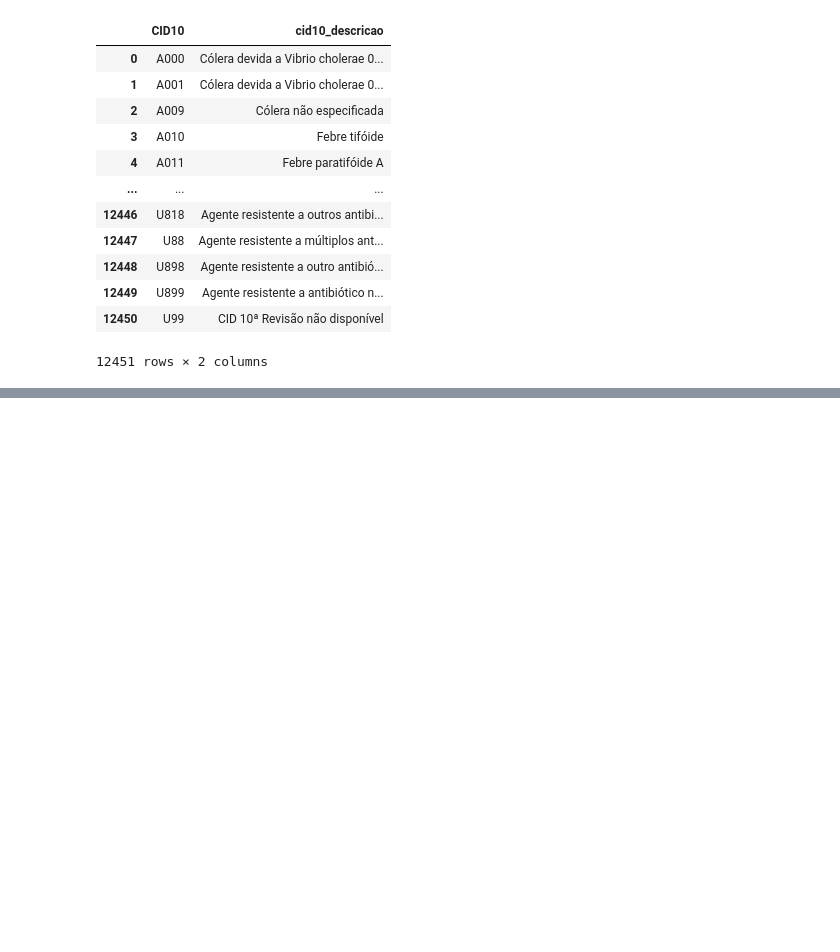
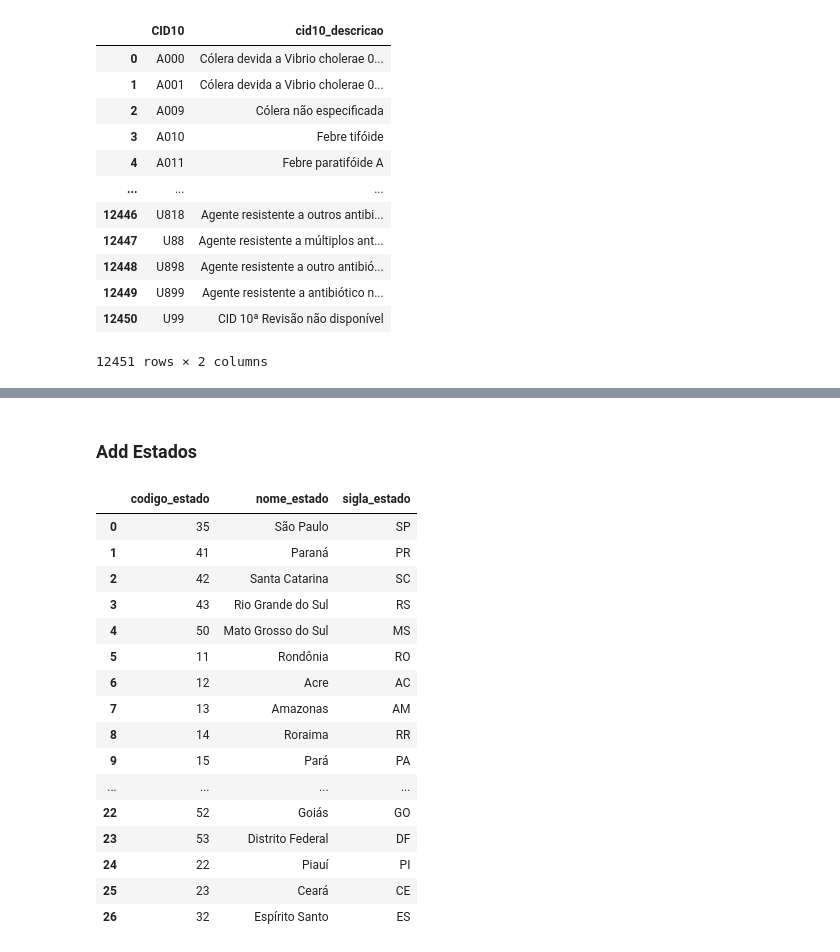
Before and after one commit to barreiro-r/case-datasus, a Jupyter notebook: notebooks/001-rb-ETL.ipynb, the cells around one changed output, grey strips where cells are left out. Drawn from its saved outputs; the diff is of its cells as text; code cells hidden in the pictures; blank space fills up the shorter version.

```diff
--- a/notebooks/001-rb-ETL.ipynb
+++ b/notebooks/001-rb-ETL.ipynb
@@ -282,0 +287,25 @@ summary_cid.head(50).to_csv('../data/interim/top50cids.csv')
+# %% [markdown]
+### Add Estados
+# %%
+codigo_estados = pd.read_csv("../data/external/estados.csv")
+codigo_estados.rename({'COD':'codigo_estado', 'NOME':'nome_estado', 'SIGLA':'sigla_estado'}, axis = 1, inplace=True)
+
+codigo_estados
+# %% [output]
+|  | codigo_estado | nome_estado | sigla_estado |
+| 0 | 35 | São Paulo | SP |
+| 1 | 41 | Paraná | PR |
+| 2 | 42 | Santa Catarina | SC |
+| 3 | 43 | Rio Grande do Sul | RS |
+| 4 | 50 | Mato Grosso do Sul | MS |
+| 5 | 11 | Rondônia | RO |
+| 6 | 12 | Acre | AC |
+| 7 | 13 | Amazonas | AM |
+| 8 | 14 | Roraima | RR |
+| 9 | 15 | Pará | PA |
+| ... | ... | ... | ... |
+| 22 | 52 | Goiás | GO |
+| 23 | 53 | Distrito Federal | DF |
+| 24 | 22 | Piauí | PI |
+| 25 | 23 | Ceará | CE |
+| 26 | 32 | Espírito Santo | ES |
```
Also changed, not shown: parts of 12 cells of this notebook.
